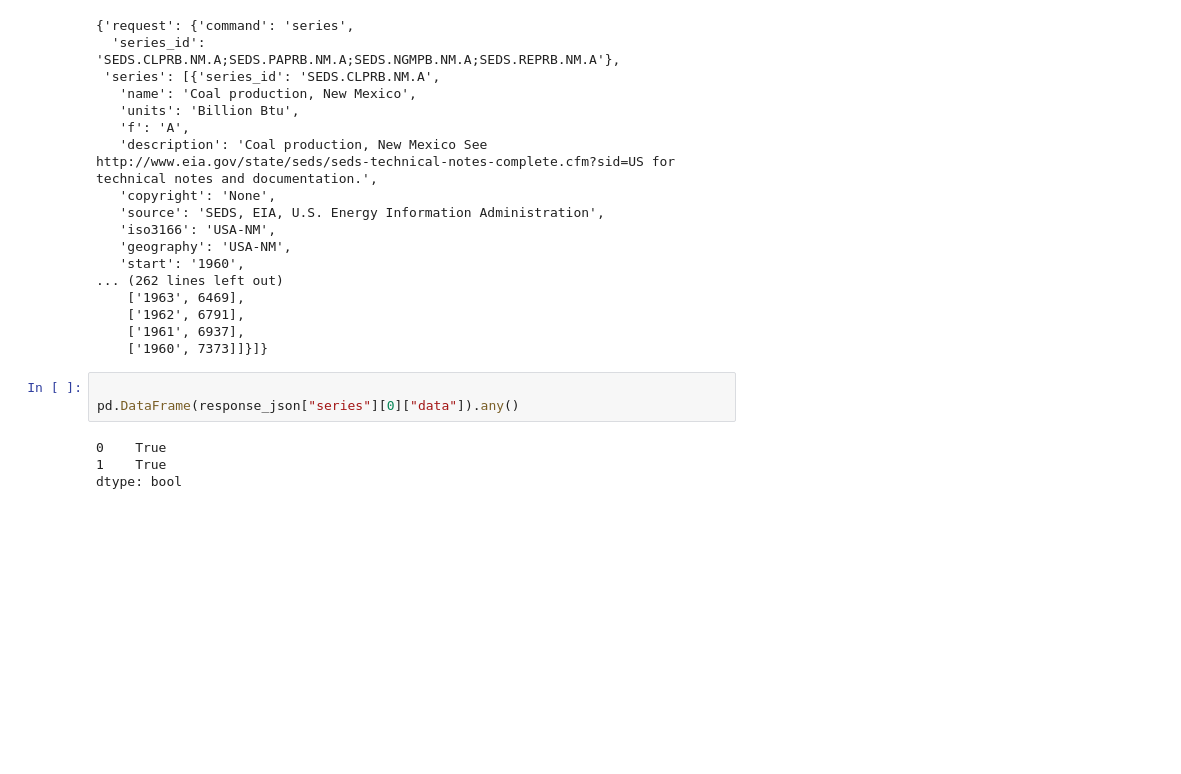
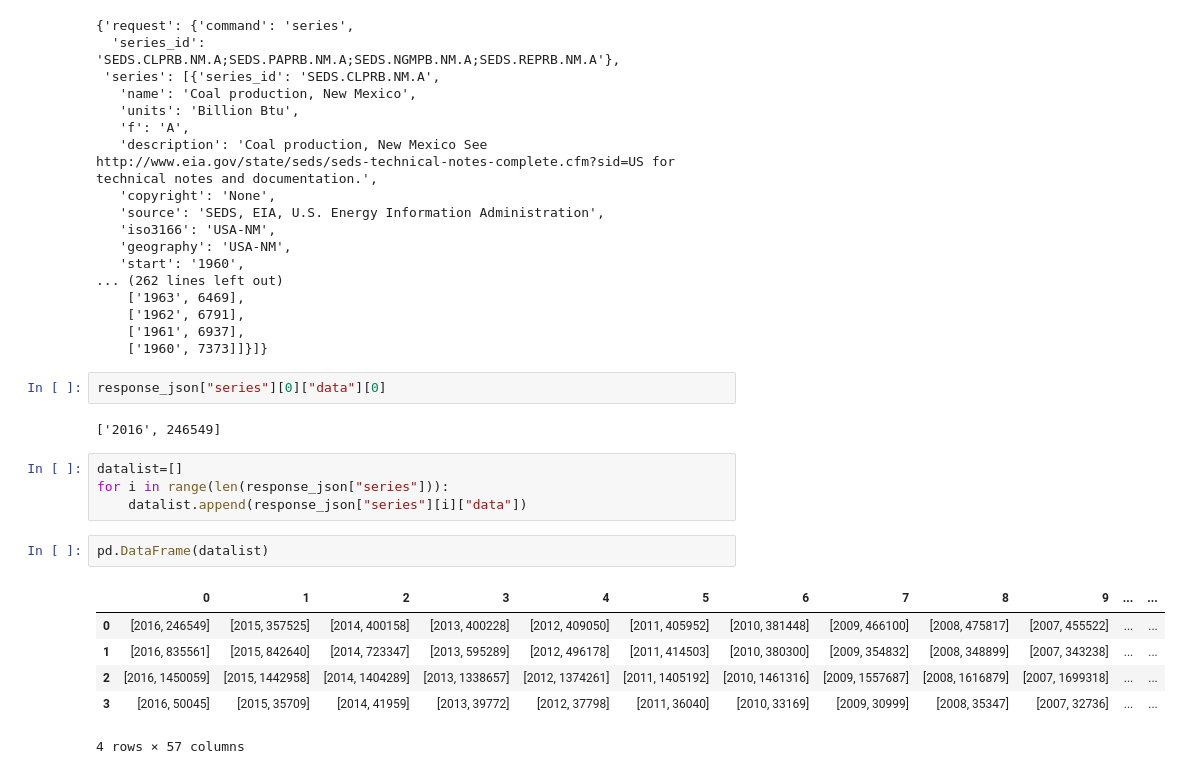
Before and after one commit to MTRaley52/Project_1, a Jupyter notebook: Untitled.ipynb, the cells around one changed output. Drawn from its saved outputs; the diff is of its cells as text; blank space fills up the shorter version.

```diff
--- a/Untitled.ipynb
+++ b/Untitled.ipynb
@@ -38,9 +38,19 @@ response_json
     ['1961', 6937],
     ['1960', 7373]]}]}
 # %%
-
-pd.DataFrame(response_json["series"][0]["data"]).any()
+response_json["series"][0]["data"][0]
 # %% [output]
-0    True
-1    True
-dtype: bool
+['2016', 246549]
+# %%
+datalist=[]
+for i in range(len(response_json["series"])):
+    datalist.append(response_json["series"][i]["data"])
+# %%
+pd.DataFrame(datalist)
+# %% [output]
+|  | 0 | 1 | 2 | 3 | 4 | 5 | 6 | 7 | 8 | 9 | ... | ... |
+| 0 | [2016, 246549] | [2015, 357525] | [2014, 400158] | [2013, 400228] | [2012, 409050] | [2011, 405952] | [2010, 381448] | [2009, 466100] | [2008, 475817] | [2007, 455522] | ... | ... |
+| 1 | [2016, 835561] | [2015, 842640] | [2014, 723347] | [2013, 595289] | [2012, 496178] | [2011, 414503] | [2010, 380300] | [2009, 354832] | [2008, 348899] | [2007, 343238] | ... | ... |
+| 2 | [2016, 1450059] | [2015, 1442958] | [2014, 1404289] | [2013, 1338657] | [2012, 1374261] | [2011, 1405192] | [2010, 1461316] | [2009, 1557687] | [2008, 1616879] | [2007, 1699318] | ... | ... |
+| 3 | [2016, 50045] | [2015, 35709] | [2014, 41959] | [2013, 39772] | [2012, 37798] | [2011, 36040] | [2010, 33169] | [2009, 30999] | [2008, 35347] | [2007, 32736] | ... | ... |
+4 rows × 57 columns
```
Also changed, not shown: 2 other files.
